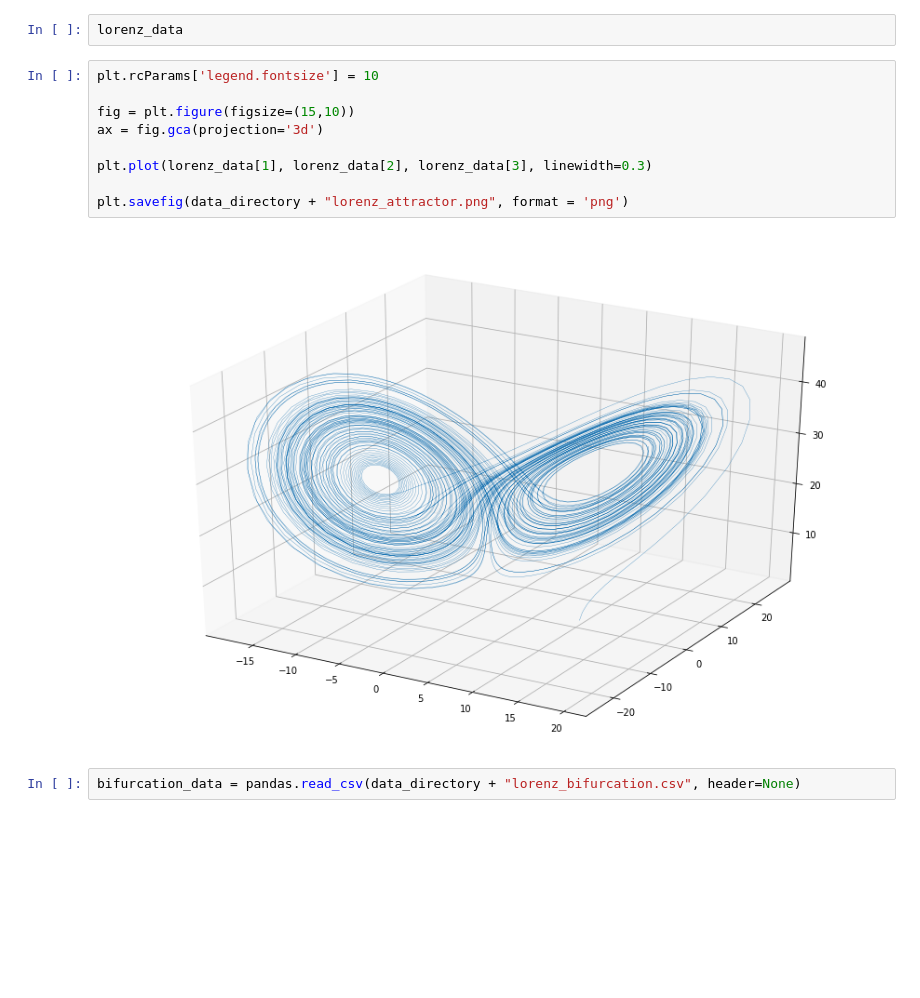
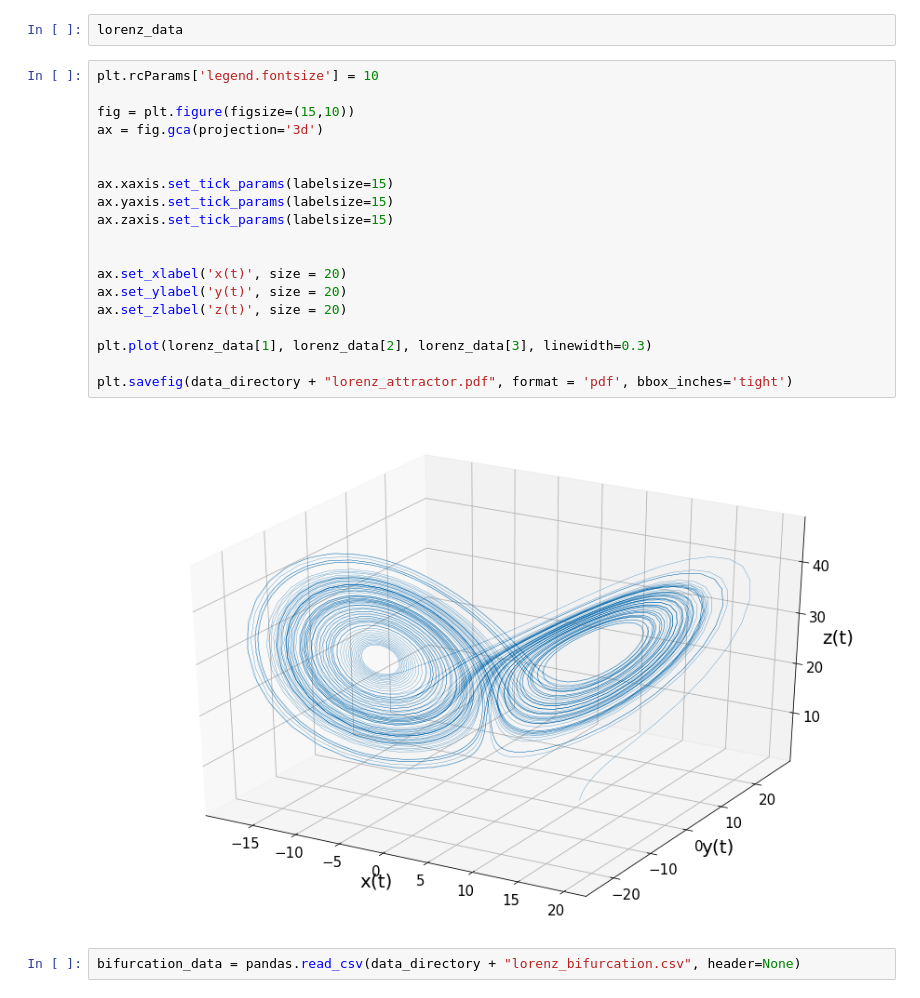
Before and after one commit to rlkennedyreid/bangor_repository, a Jupyter notebook: Python/lorenz_equation/lorenz_equations.ipynb, the cells around one changed output. Cells and saved outputs as stored; diff of their text form; blank space fills up the shorter version.

```diff
--- a/Python/lorenz_equation/lorenz_equations.ipynb
+++ b/Python/lorenz_equation/lorenz_equations.ipynb
@@ -15,14 +16,24 @@ lorenz_data
 # %%
 plt.rcParams['legend.fontsize'] = 10
 
 fig = plt.figure(figsize=(15,10))
 ax = fig.gca(projection='3d')
 
+
+ax.xaxis.set_tick_params(labelsize=15)
+ax.yaxis.set_tick_params(labelsize=15)
+ax.zaxis.set_tick_params(labelsize=15)
+
+
+ax.set_xlabel('x(t)', size = 20)
+ax.set_ylabel('y(t)', size = 20)
+ax.set_zlabel('z(t)', size = 20)
+
 plt.plot(lorenz_data[1], lorenz_data[2], lorenz_data[3], linewidth=0.3)
 
-plt.savefig(data_directory + "lorenz_attractor.png", format = 'png')
+plt.savefig(data_directory + "lorenz_attractor.pdf", format = 'pdf', bbox_inches='tight')
 # %% [output]
-[figure, old version]
+[figure, new version]
 # %%
 bifurcation_data = pandas.read_csv(data_directory + "lorenz_bifurcation.csv", header=None)
 # %%
```
Also changed, not shown: parts of 2 cells of this notebook.
